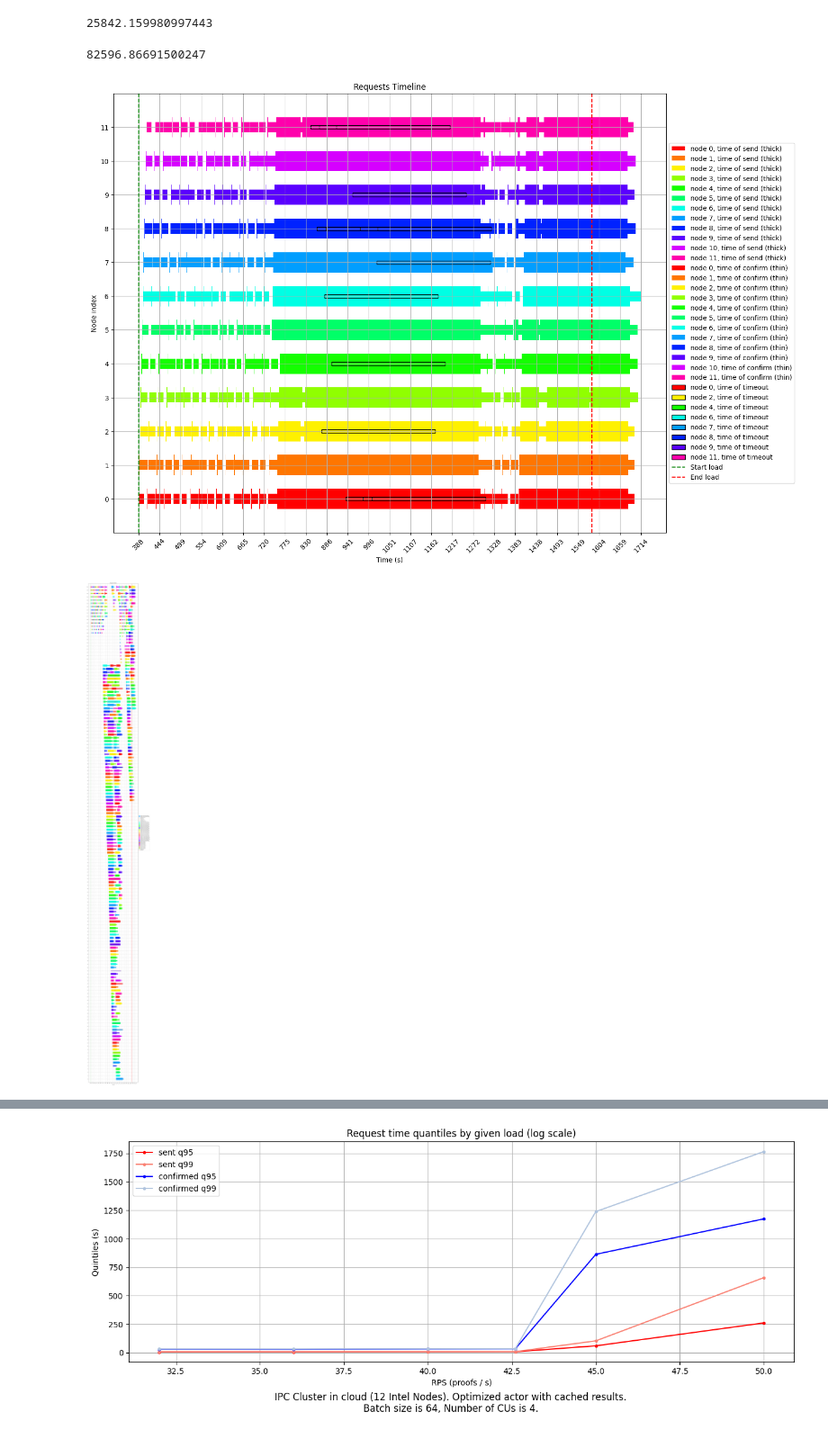
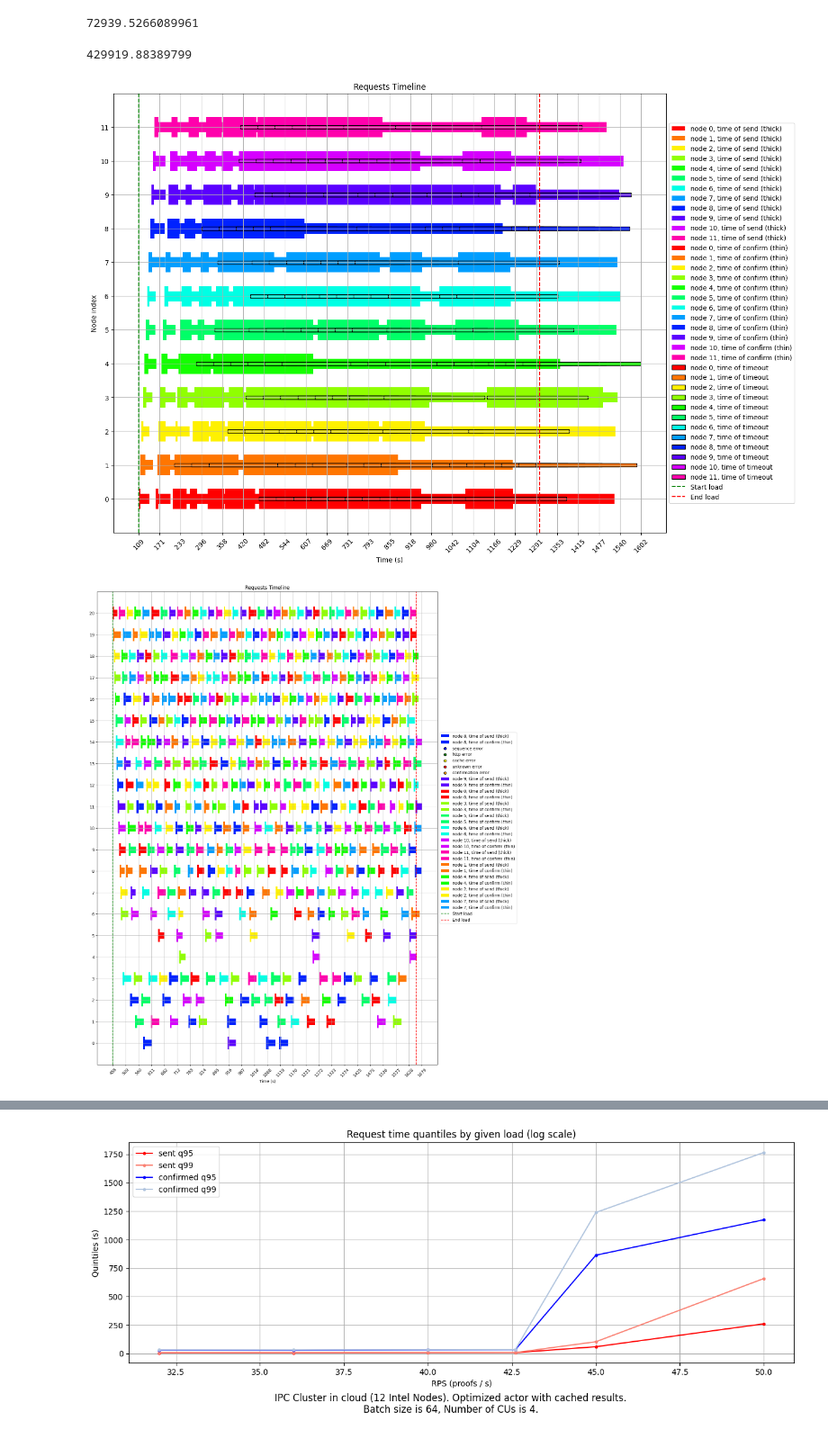
Before and after one commit to fluencelabs/ipc-load-test, a Jupyter notebook: analysis/Analysis.ipynb, the cells around one changed output, grey strips where cells are left out. Shown: that part at 90% size. Cells and saved outputs as stored; diff of their text form; code cells hidden in the pictures.

```diff
--- a/analysis/Analysis.ipynb
+++ b/analysis/Analysis.ipynb
@@ -27,5 +31,5 @@ send_inteval_from_rps(48, 96)
 # %%
-with open("metrics_cluster_batching_cached_no_cc_96b_12n_8cu_1900si.json") as f:
+with open("metrics_cluster_batching_cached_no_cc_256b_12n_4cu_4260si.json") as f:
     raw = json.load(f)
 points = pd.json_normalize(raw)
 points.rename(columns={
@@ -85,11 +89,11 @@ confirmed.shape
 # %%
 success["duration"].median()
 # %% [output]
-25842.159980997443
+72939.5266089961
 # %%
 confirmed["duration"].median()
 # %% [output]
-82596.86691500247
+429919.88389799
 # %%
 FACTOR = 1e3
 count = timings['node'].max() + 1
@@ -122,7 +126,7 @@ plt.ylim(-1, count)
 plt.grid(True)
 plt.show()
 # %% [output]
-[figure, old version]
+[figure, new version]
 # %%
 threshold = 5e3
 lines = []
@@ -147,7 +151,7 @@ groups = timings.groupby('id')
 quantile = groups.apply(
     lambda g: g['duration'].max(),
     include_groups = False
-).quantile(0.50)
+).quantile(0.90)
 # quantile = float("inf")
 long_groups = []
 
@@ -206,34 +210,34 @@ def plot_line(i, line):
             "confirm-error": ("orange", "confirmation error")
         }
         for status, (color, label) in retries.items():
             data = pdata[pdata["status"] == status]
             plt.scatter(
                 data['end'] / FACTOR,
                 [i] * len(data),
                 color=color,
                 edgecolor="black",
                 label=label if not label in labels else ""
             )
             labels.add(label)
 
 for i, line in enumerate(reversed(lines)):
     plot_line(i, line)
 
 plt.axvline(start_load / FACTOR, color="green", label="Start load", ls="--")
 plt.axvline(end_load / FACTOR, color="red", label="End load", ls="--")
 
 # Formatting
 plt.xticks(np.linspace(timings["start"].min() / FACTOR, timings["end"].max() / FACTOR, 25), rotation=45)
 plt.yticks(np.linspace(0, len(lines) - 1, len(lines)))
 
 plt.xlabel('Time (s)')
 plt.title('Requests Timeline')
 plt.legend(loc='center left', bbox_to_anchor=(1, 0.5))
 plt.ylim(-1, len(lines))
 plt.grid(True)
 plt.show()
 # %% [output]
-[figure, old version]
+[figure, new version]
 # %%
 reqs = timings[["start", "size", "id"]].copy()
 reqs = reqs.groupby("id").agg({"size": "first", "start": "min"})
```
Also changed, not shown: parts of 11 cells of this notebook, 10 other files.
